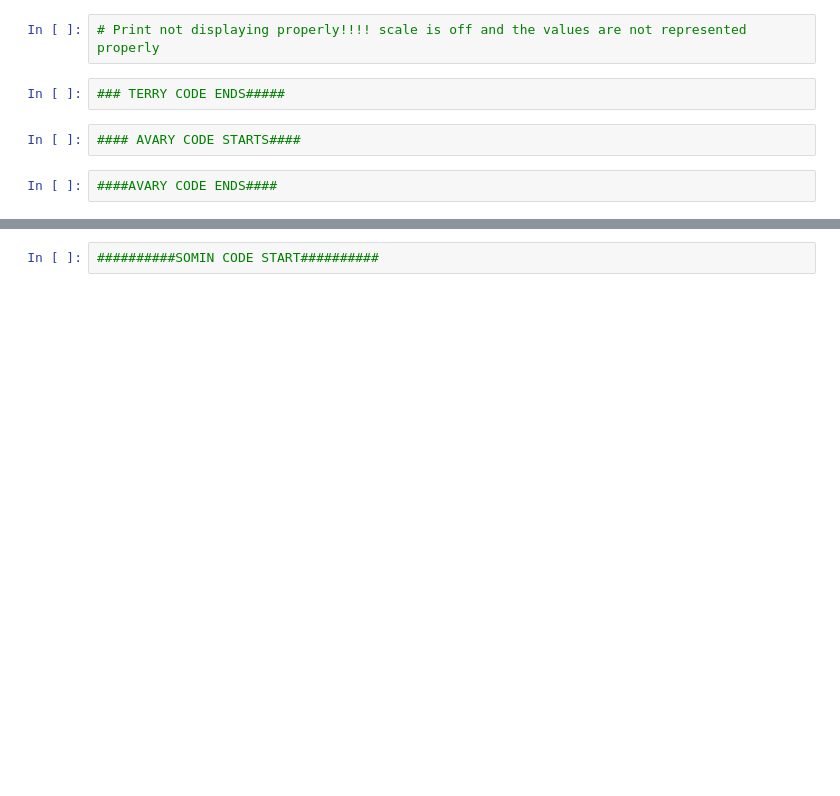
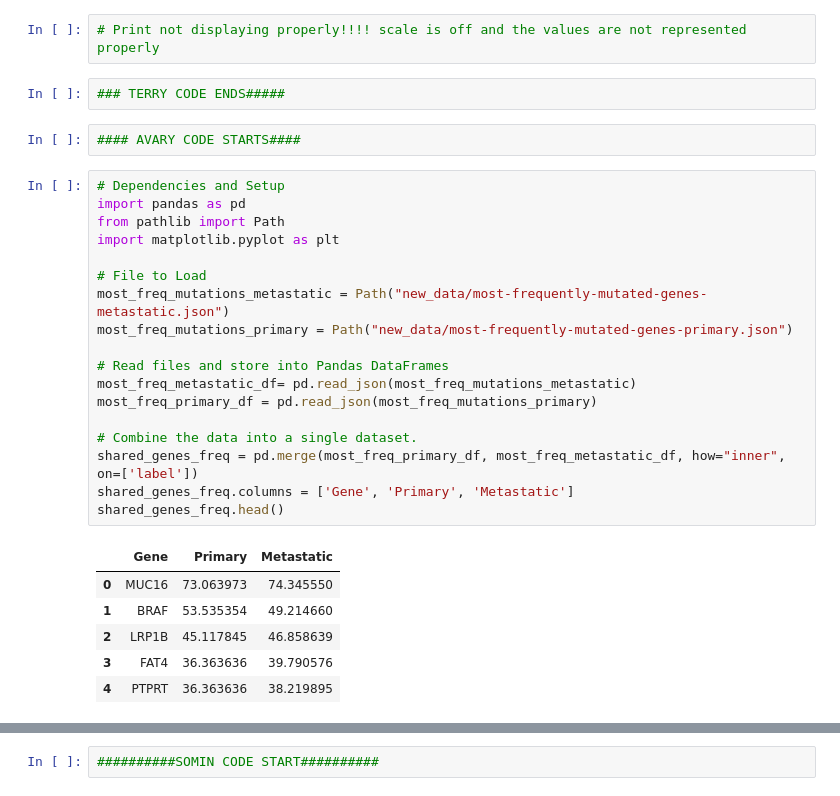
Before and after one commit to ishasaldhi/Project-1, a Jupyter notebook: Project_1_Melanoma.ipynb, the cells around one changed output, grey strips where cells are left out. Drawn from its saved outputs; the diff is of its cells as text; blank space fills up the shorter version.

```diff
--- a/Project_1_Melanoma.ipynb
+++ b/Project_1_Melanoma.ipynb
@@ -283,9 +283,32 @@ plt.show()
 [figure]
 # %%
 # Print not displaying properly!!!! scale is off and the values are not represented properly
-# %%
-### TERRY CODE ENDS#####
-# %%
-#### AVARY CODE STARTS####
-# %%
-####AVARY CODE ENDS####
+# %%
+### TERRY CODE ENDS#####
+# %%
+#### AVARY CODE STARTS####
+# %%
+# Dependencies and Setup
+import pandas as pd
+from pathlib import Path
+import matplotlib.pyplot as plt
+
+# File to Load
+most_freq_mutations_metastatic = Path("new_data/most-frequently-mutated-genes-metastatic.json")
+most_freq_mutations_primary = Path("new_data/most-frequently-mutated-genes-primary.json")
+
+# Read files and store into Pandas DataFrames
+most_freq_metastatic_df= pd.read_json(most_freq_mutations_metastatic)
+most_freq_primary_df = pd.read_json(most_freq_mutations_primary)
+
+# Combine the data into a single dataset.
+shared_genes_freq = pd.merge(most_freq_primary_df, most_freq_metastatic_df, how="inner", on=['label'])
+shared_genes_freq.columns = ['Gene', 'Primary', 'Metastatic']
+shared_genes_freq.head()
+# %% [output]
+|  | Gene | Primary | Metastatic |
+| 0 | MUC16 | 73.063973 | 74.345550 |
+| 1 | BRAF | 53.535354 | 49.214660 |
+| 2 | LRP1B | 45.117845 | 46.858639 |
+| 3 | FAT4 | 36.363636 | 39.790576 |
+| 4 | PTPRT | 36.363636 | 38.219895 |
```
Also changed, not shown: parts of 4 cells of this notebook, 1 other file.
